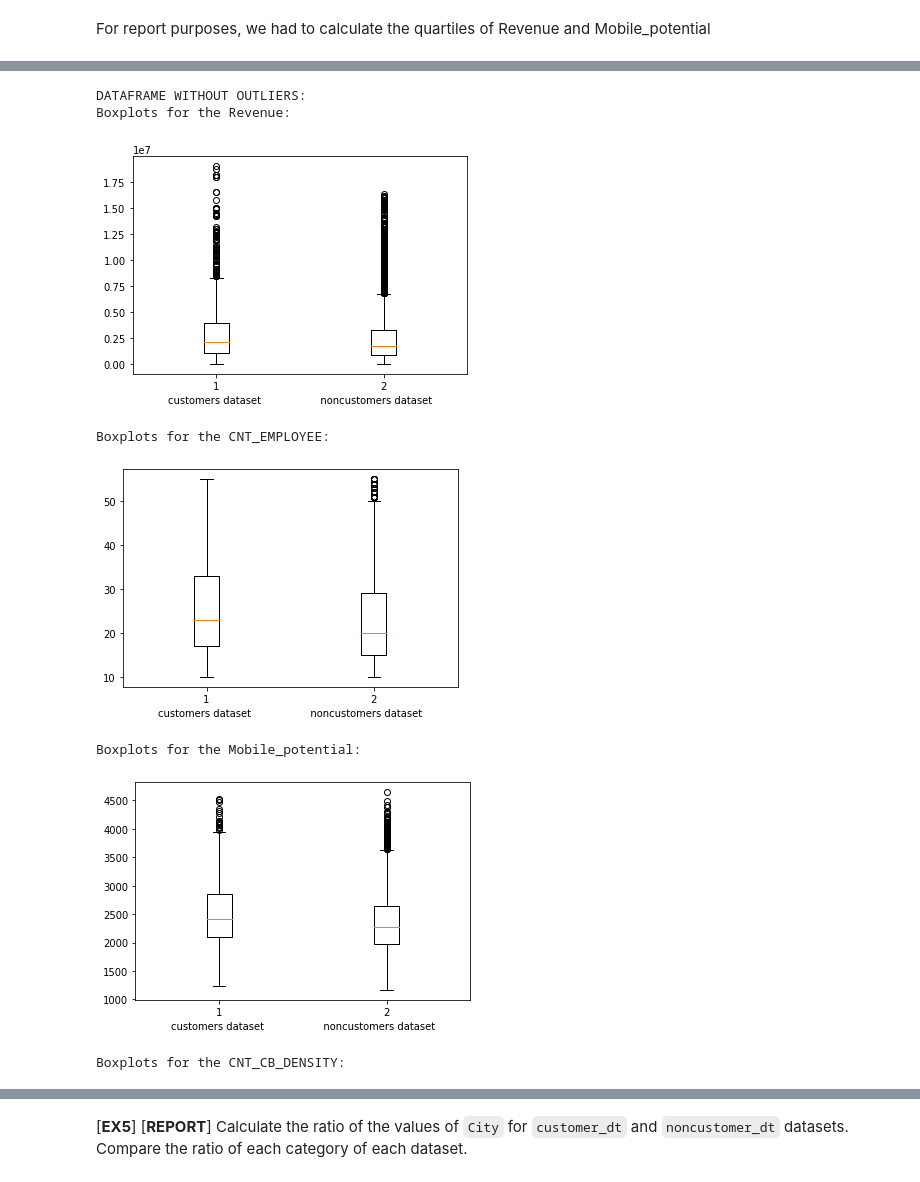
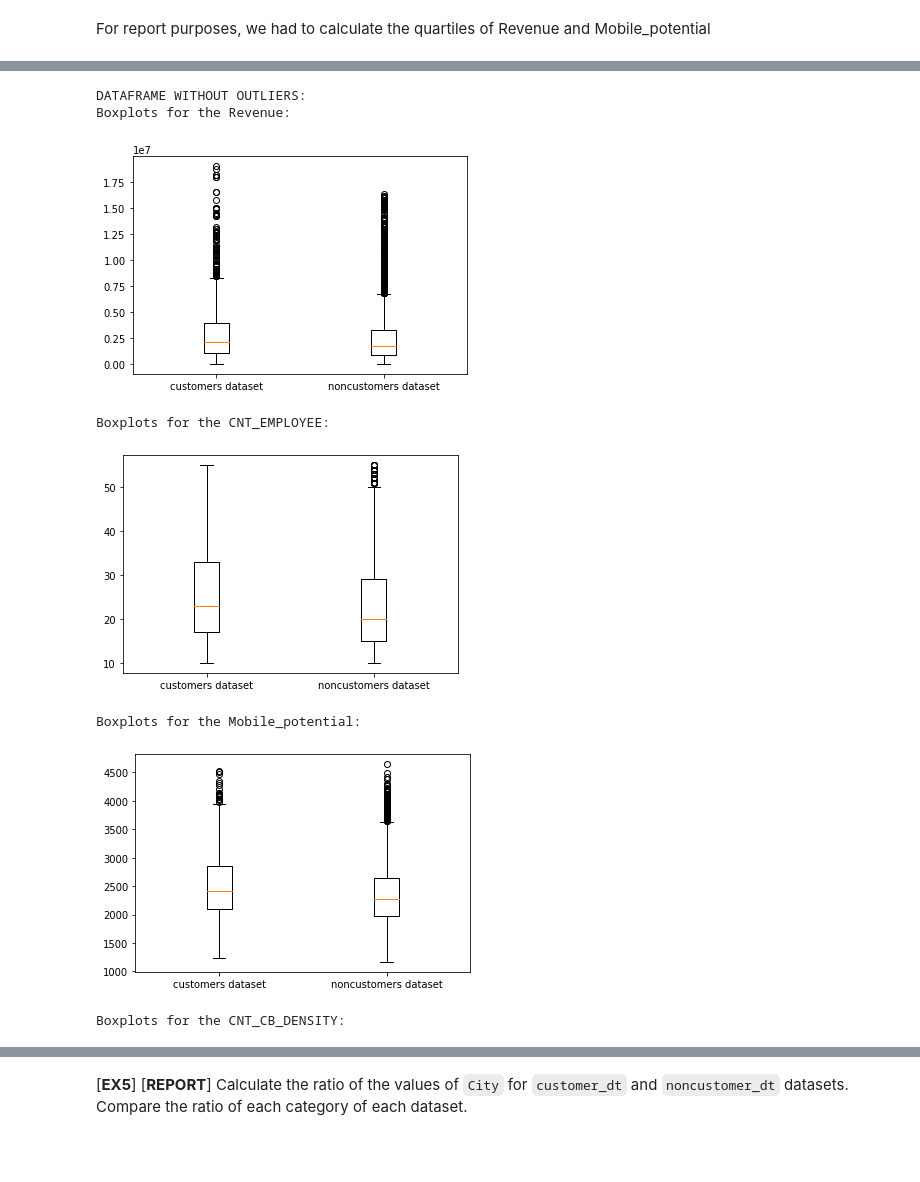
Before and after one commit to alex1162/Machine-Learning, a Jupyter notebook: PJ2/P02.ipynb, the cells around one changed output, grey strips where cells are left out. Cells and saved outputs as stored; diff of their text form; code cells hidden in the pictures; blank space fills up the shorter version.

```diff
--- a/PJ2/P02.ipynb
+++ b/PJ2/P02.ipynb
@@ -170,9 +169,10 @@ noncustomer_dt = market_dt[market_dt['Customer_Flag'] == 0]
 # %%
-boxplot_columns = ["Revenue", "CNT_EMPLOYEE", "Mobile_potential", "CNT_CB_DENSITY"]
-for column in boxplot_columns:
+boxplot_columns = ["Revenue", "CNT_EMPLOYEE", "Mobile_potential", "CNT_CB_DENSITY"] # variables of interest
+
+for column in boxplot_columns: # displaying the boxplots for each variable of interest and for both customers and noncustomers dataset
     print(f"{BOLD}Boxplots for the {column}{END}:")
     plt.boxplot([customer_dt[column], noncustomer_dt[column]])
-    plt.xlabel('customers dataset                   noncustomers dataset')
+    plt.xticks([1, 2], ['customers dataset', 'noncustomers dataset'])
     plt.show()
 # %% [output]
 Boxplots for the Revenue:
@@ -234,9 +237,16 @@ Noncustomer Mobile potential Q1:1975.5165190653966 ; Q2: 2277.9727974861535 ; Q3
 # %%
-interest_cols = ["Revenue", "CNT_EMPLOYEE", "Mobile_potential", "CNT_CB_DENSITY", "CNT_CB_MOB_DENSITY", "CNT_CB_FN_DENSITY"]
+interest_cols = ["Revenue", "CNT_EMPLOYEE", "Mobile_potential", "CNT_CB_DENSITY", "CNT_CB_MOB_DENSITY", "CNT_CB_FN_DENSITY"]  # variables of interest
 factor = 5
-cleared_customer_dt = customer_dt.copy()
-customer_dt_no_outliers = remove_outliers(customer_dt, interest_cols, factor)
+
+# Copying the dataframe so that we don't modify the original
+customer_dt_no_outliers = customer_dt.copy()
+noncustomer_dt_no_outliers  = noncustomer_dt.copy()
+
+print(f'{BOLD}The costumers dataset without outliers looks like:{END}')
+customer_dt_no_outliers = remove_outliers(customer_dt_no_outliers, interest_cols, factor)
 customer_dt_no_outliers.info()
-noncustomer_dt_no_outliers = remove_outliers(noncustomer_dt, interest_cols, factor)
+
+print(f'\n{BOLD}The noncostumers dataset without outliers looks like:{END}')
+noncustomer_dt_no_outliers = remove_outliers(noncustomer_dt_no_outliers, interest_cols, factor)
 noncustomer_dt_no_outliers.info()
 # %% [output]
@@ -258,18 +268,19 @@ Data columns (total 10 columns):
 dtypes: float64(7), int64(2), object(1)
 memory usage: 459.5+ KB
 # %%
-print("DATAFRAME WITHOUT OUTLIERS:")
+print(f"{BOLD}DATAFRAME WITHOUT OUTLIERS:{END}")
+
 for column in boxplot_columns:
     print(f"{BOLD}Boxplots for the {column}{END}:")
     plt.boxplot([customer_dt_no_outliers[column], noncustomer_dt_no_outliers[column]])
-    plt.xlabel('customers dataset                   noncustomers dataset')
+    plt.xticks([1, 2], ['customers dataset', 'noncustomers dataset'])
     plt.show()
 # %% [output]
 DATAFRAME WITHOUT OUTLIERS:
 Boxplots for the Revenue:
-[figure, old version]
+[figure, new version]
 Boxplots for the CNT_EMPLOYEE:
-[figure, old version]
+[figure, new version]
 Boxplots for the Mobile_potential:
-[figure, old version]
+[figure, new version]
 Boxplots for the CNT_CB_DENSITY:
```
Also changed, not shown: parts of 37 cells of this notebook.
